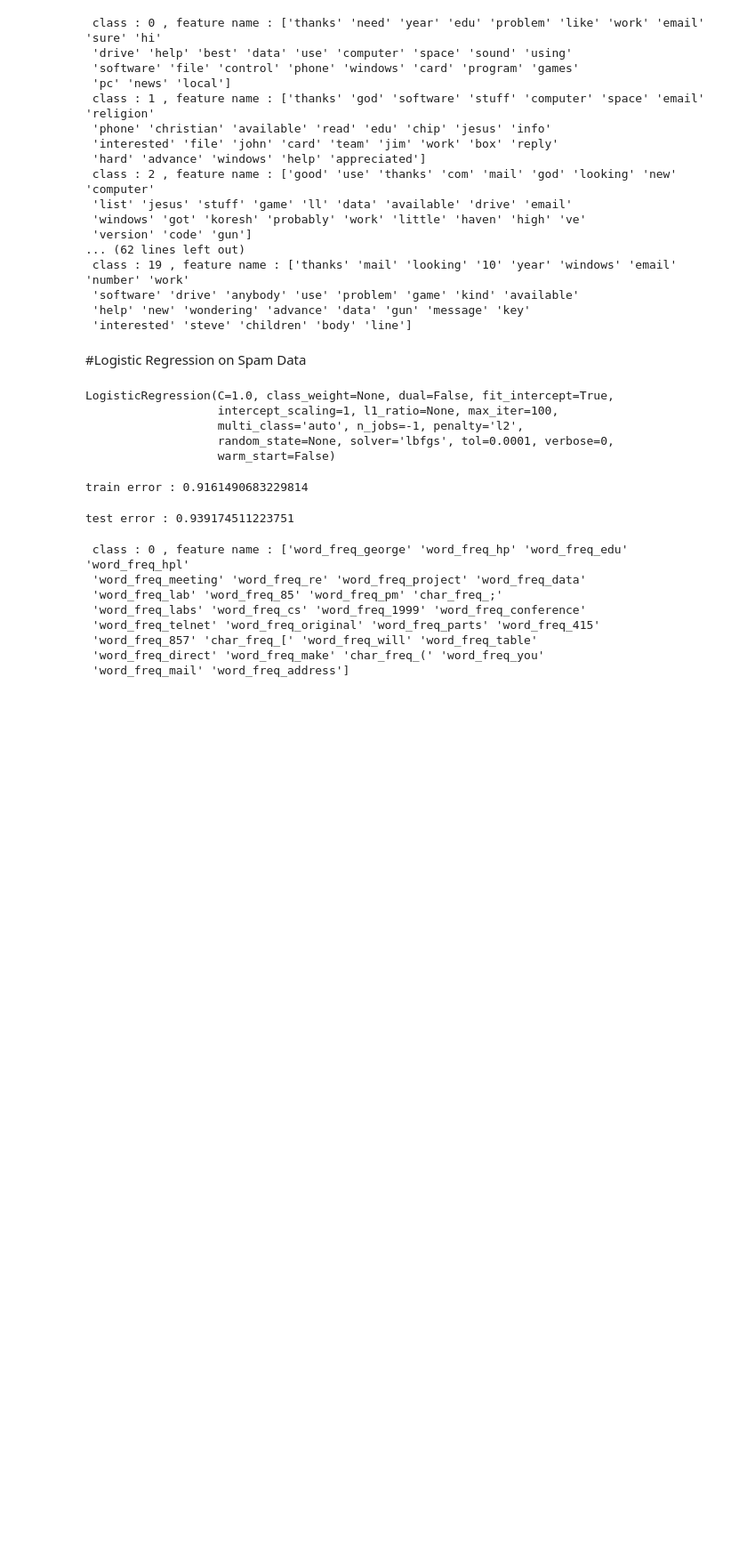
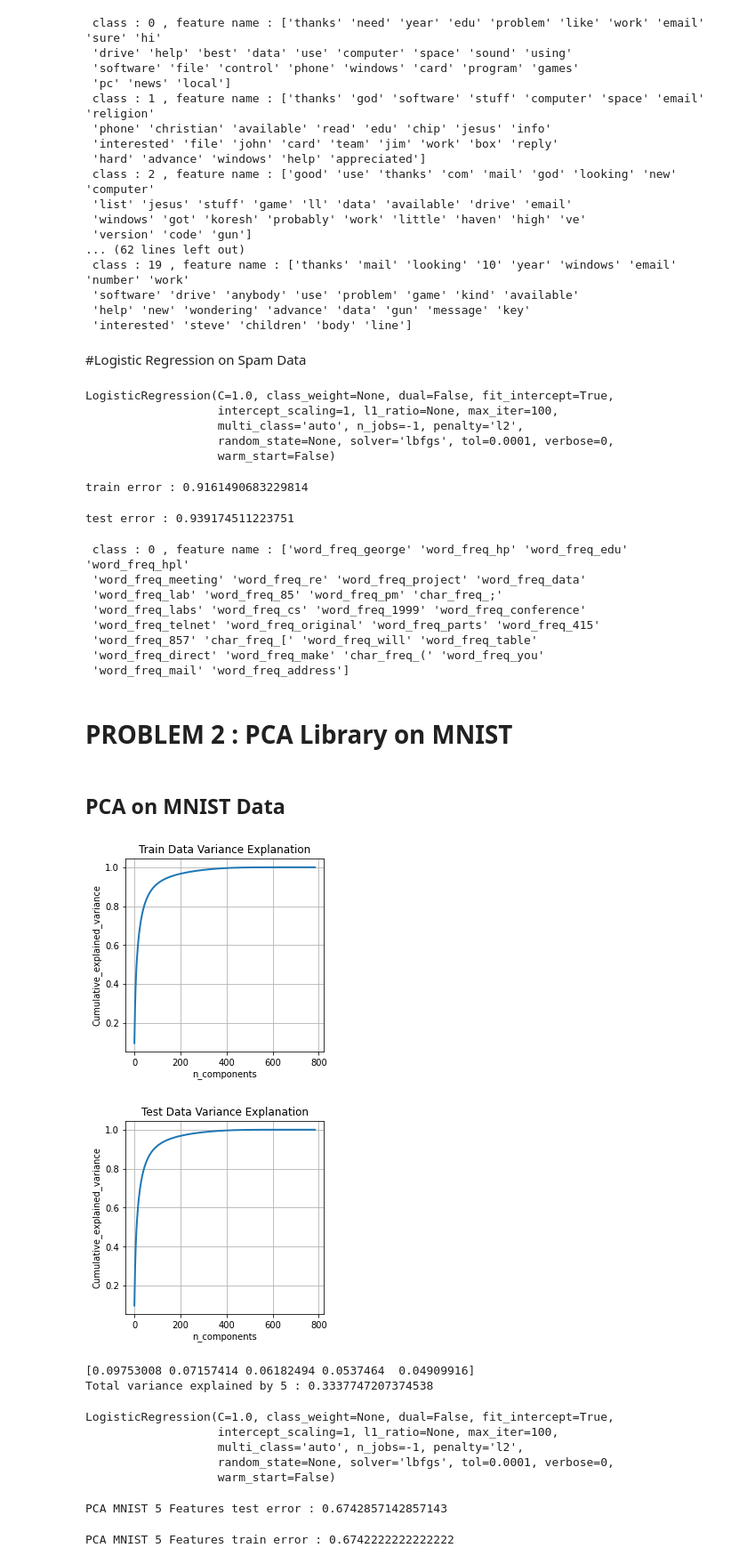
Before and after one commit to cr21/Unsupervised-Machine-Learning-Clustering, a Jupyter notebook: FeatureSelectionAndPCA.ipynb, the cells around one changed output. Shown: that part at 89% size. Cells and saved outputs as stored; diff of their text form; code cells hidden in the pictures; blank space fills up the shorter version.

Commit message:
MNIST with PCA using sklearn

```diff
--- a/FeatureSelectionAndPCA.ipynb
+++ b/FeatureSelectionAndPCA.ipynb
@@ -253,3 +256,7 @@ for id, features in enumerate(top30spamids) :
  'word_freq_857' 'char_freq_[' 'word_freq_will' 'word_freq_table'
  'word_freq_direct' 'word_freq_make' 'char_freq_(' 'word_freq_you'
  'word_freq_mail' 'word_freq_address']
+# %% [markdown]
+# PROBLEM 2 : PCA Library on MNIST
+# %% [markdown]
+## PCA on MNIST Data
@@ -255,0 +265,62 @@ for id, features in enumerate(top30spamids) :
+# %%
+def plotVarianceData(pca, data, title, num_components):
+  pca.n_components = num_components
+  pca_data = pca.fit_transform(data)
+
+  percentage_var_explained = pca.explained_variance_ / np.sum(pca.explained_variance_);
+
+  cum_var_explained = np.cumsum(percentage_var_explained)
+
+  # Plot the PCA spectrum
+  plt.figure(1, figsize=(4, 4))
+
+  plt.clf()
+  plt.plot(cum_var_explained, linewidth=2)
+  plt.title(title)
+  plt.axis('tight')
+  plt.grid()
+  plt.xlabel('n_components')
+  plt.ylabel('Cumulative_explained_variance')
+  plt.show()
+# %%
+pca = PCA()
+X, Y, target_names, featureNames= loadMNIST()
+
+X_train, X_test, y_train, y_test = train_test_split(X, Y, test_size=0.1, random_state=42)
+# Train Data Variance Explanation
+plotVarianceData(pca, X_train, "Train Data Variance Explanation",784)
+
+# Test Data Variance Explain
+plotVarianceData(pca, X_test, "Test Data Variance Explanation",784)
+# %% [output]
+[figure, added]
+[figure, added]
+# %%
+
+
+pca_5 = PCA(n_components=5)
+pca_5_train = pca_5.fit_transform(X_train)
+
+pca_5_test = pca_5.transform(X_test)
+print(pca_5.explained_variance_ratio_)
+print(f"Total variance explained by {pca_5_train.shape[1]} : {np.sum(pca_5.explained_variance_ratio_)}")
+# %% [output]
+[0.09753008 0.07157414 0.06182494 0.0537464  0.04909916]
+Total variance explained by 5 : 0.3337747207374538
+# %%
+logisticClassfier = LogisticRegression(penalty='l2', tol =0.0001, C = 1.0,n_jobs=-1)
+logisticClassfier.fit(pca_5_train, y_train)
+# %% [output]
+LogisticRegression(C=1.0, class_weight=None, dual=False, fit_intercept=True,
+                   intercept_scaling=1, l1_ratio=None, max_iter=100,
+                   multi_class='auto', n_jobs=-1, penalty='l2',
+                   random_state=None, solver='lbfgs', tol=0.0001, verbose=0,
+                   warm_start=False)
+# %%
+print(f"PCA MNIST 5 Features test error : {logisticClassfier.score(pca_5_test, y_test)}")
+# %% [output]
+PCA MNIST 5 Features test error : 0.6742857142857143
+# %%
+print(f"PCA MNIST 5 Features train error : {logisticClassfier.score(pca_5_train, y_train)}")
+# %% [output]
+PCA MNIST 5 Features train error : 0.6742222222222222
```
Also changed, not shown: parts of 19 cells of this notebook.
